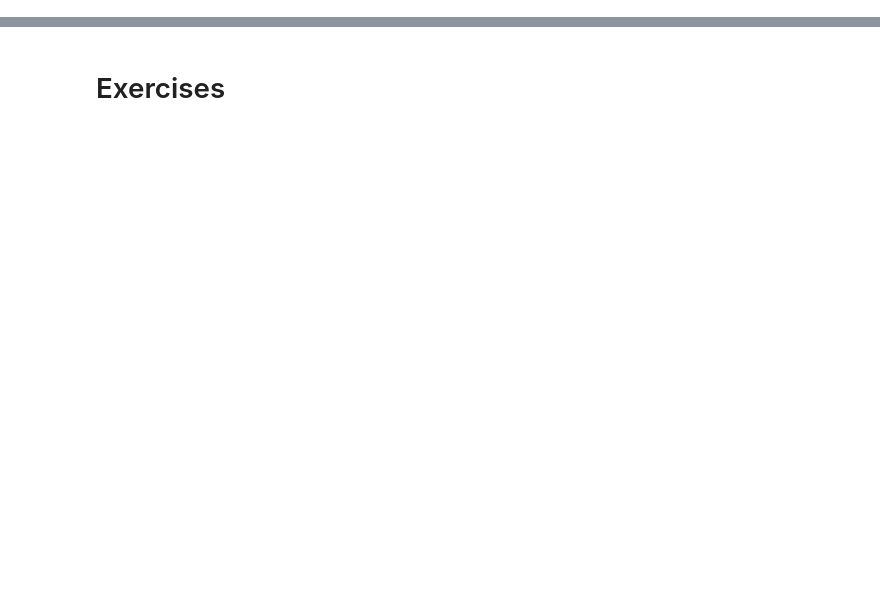
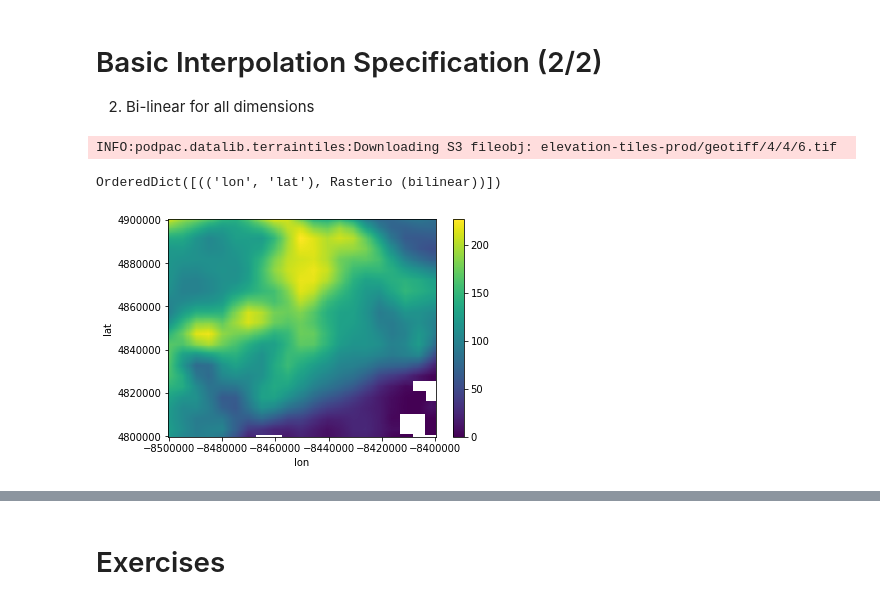
Before and after one commit to creare-com/podpac-examples, a Jupyter notebook: notebooks/ams-short-course/03-data-access-harmonization-processing.ipynb, the cells around one changed output, grey strips where cells are left out. Drawn from its saved outputs; the diff is of its cells as text; code cells hidden in the pictures; blank space fills up the shorter version.

```diff
--- a/notebooks/ams-short-course/03-data-access-harmonization-processing.ipynb
+++ b/notebooks/ams-short-course/03-data-access-harmonization-processing.ipynb
@@ -40,0 +141,13 @@ pass
+# %% [markdown]
+# Basic Interpolation Specification (2/2)
+
+2. Bi-linear for all dimensions
+# %%
+node_bilinear = TerrainTiles(interpolation='bilinear', zoom=4)
+o = node_bilinear.eval(coords)
+o.plot()
+node_bilinear.sources[0].interpolators
+# %% [output]
+INFO:podpac.datalib.terraintiles:Downloading S3 fileobj: elevation-tiles-prod/geotiff/4/4/6.tif
+OrderedDict([(('lon', 'lat'), Rasterio (bilinear))])
+[figure, added]
```
Also changed, not shown: parts of 31 cells of this notebook, 3 other files.
